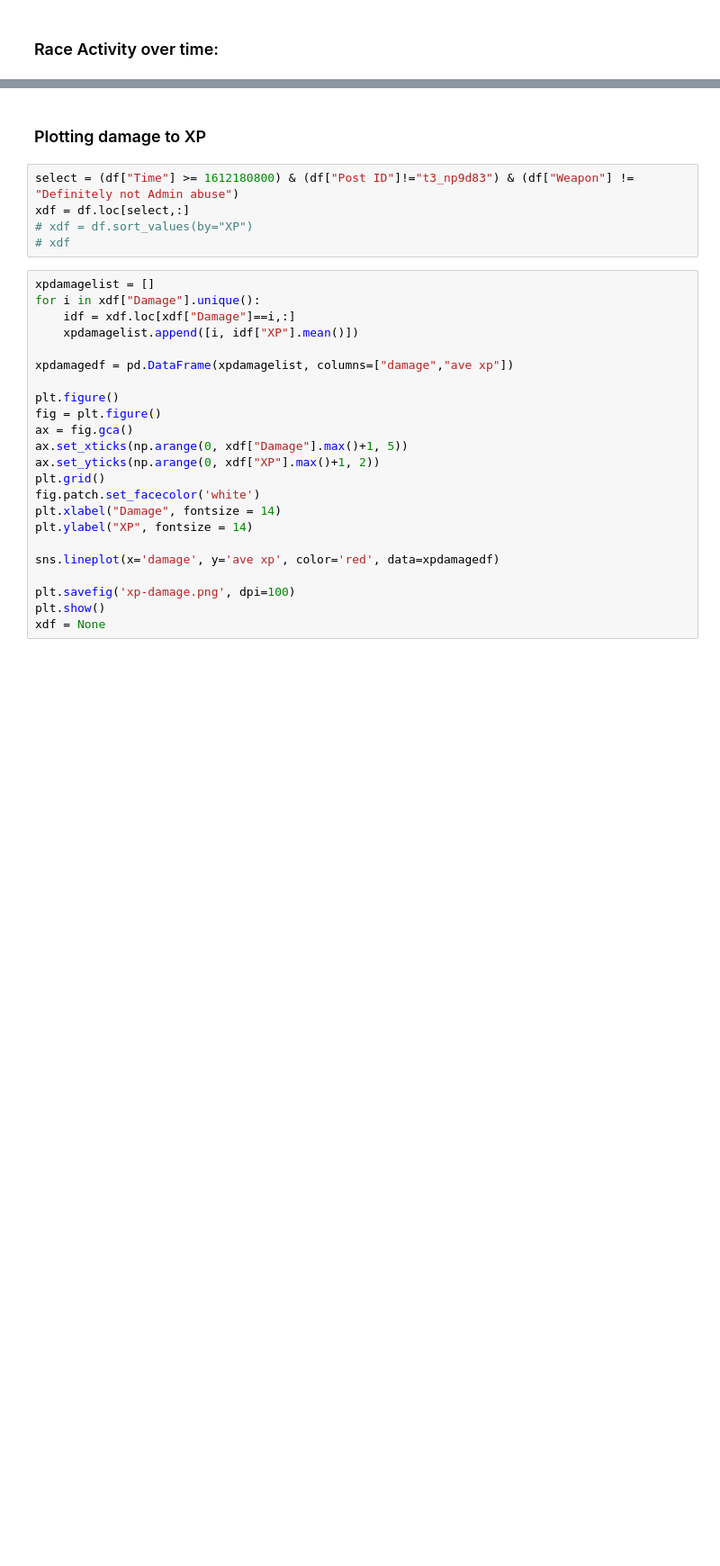
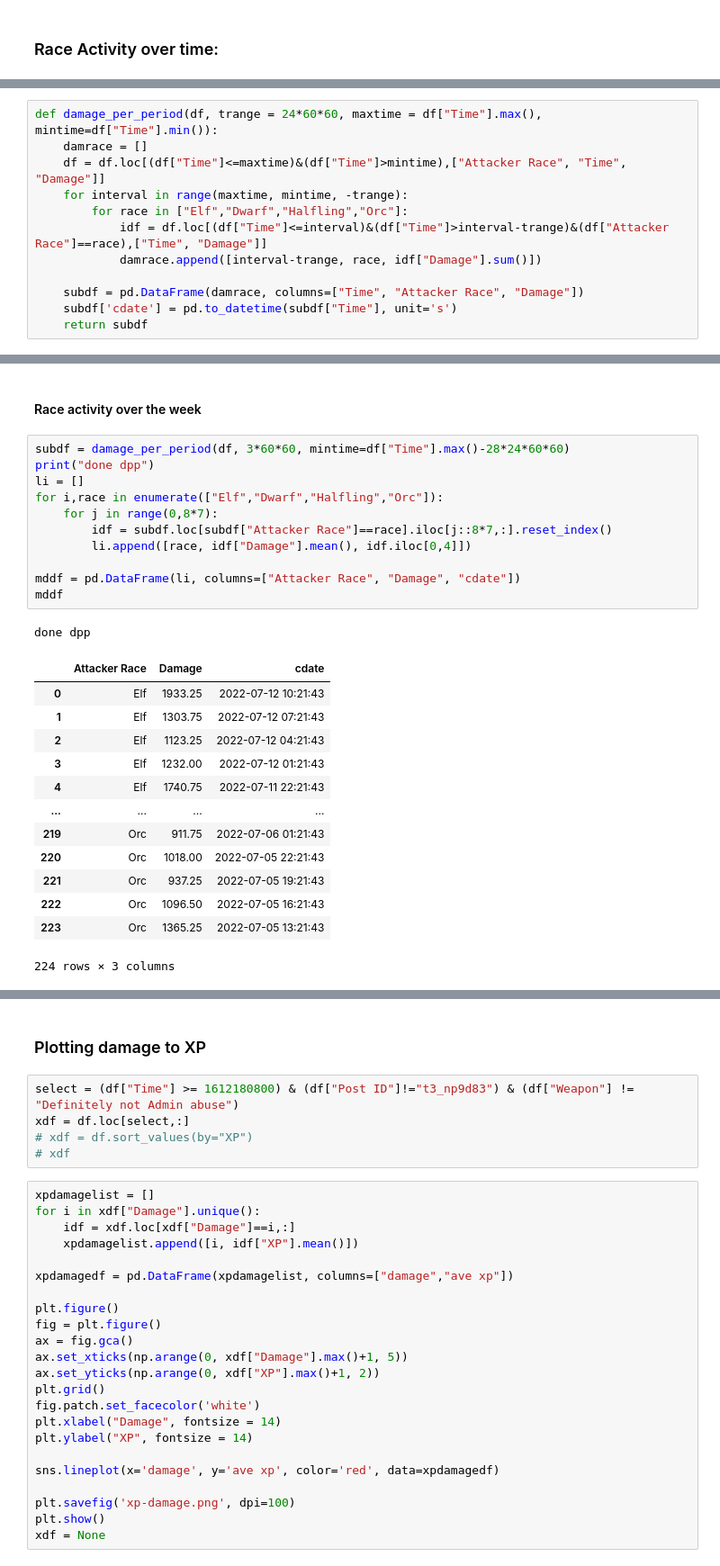
Before and after one commit to TheDevMoth/KOTDScrubber, a Jupyter notebook: scrubot.ipynb, the cells around one changed output, grey strips where cells are left out. Shown at 90% size. Drawn from its saved outputs; the diff is of its cells as text; blank space fills up the shorter version.

```diff
--- a/scrubot.ipynb
+++ b/scrubot.ipynb
@@ -205,0 +202,12 @@ See the caveats in the documentation: https://pandas.pydata.org/pandas-docs/stab
+# %%
+def damage_per_period(df, trange = 24*60*60, maxtime = df["Time"].max(), mintime=df["Time"].min()):
+	damrace = []
+	df = df.loc[(df["Time"]<=maxtime)&(df["Time"]>mintime),["Attacker Race", "Time", "Damage"]]
+	for interval in range(maxtime, mintime, -trange):
+		for race in ["Elf","Dwarf","Halfling","Orc"]:
+			idf = df.loc[(df["Time"]<=interval)&(df["Time"]>interval-trange)&(df["Attacker Race"]==race),["Time", "Damage"]]
+			damrace.append([interval-trange, race, idf["Damage"].sum()])
+
+	subdf = pd.DataFrame(damrace, columns=["Time", "Attacker Race", "Damage"])
+	subdf['cdate'] = pd.to_datetime(subdf["Time"], unit='s')
+	return subdf
@@ -205,0 +253,28 @@ See the caveats in the documentation: https://pandas.pydata.org/pandas-docs/stab
+# %% [markdown]
+#### Race activity over the week
+# %%
+subdf = damage_per_period(df, 3*60*60, mintime=df["Time"].max()-28*24*60*60)
+print("done dpp")
+li = []
+for i,race in enumerate(["Elf","Dwarf","Halfling","Orc"]):
+	for j in range(0,8*7):
+		idf = subdf.loc[subdf["Attacker Race"]==race].iloc[j::8*7,:].reset_index()
+		li.append([race, idf["Damage"].mean(), idf.iloc[0,4]])
+
+mddf = pd.DataFrame(li, columns=["Attacker Race", "Damage", "cdate"])
+mddf
+# %% [output]
+done dpp
+|  | Attacker Race | Damage | cdate |
+| 0 | Elf | 1933.25 | 2022-07-12 10:21:43 |
+| 1 | Elf | 1303.75 | 2022-07-12 07:21:43 |
+| 2 | Elf | 1123.25 | 2022-07-12 04:21:43 |
+| 3 | Elf | 1232.00 | 2022-07-12 01:21:43 |
+| 4 | Elf | 1740.75 | 2022-07-11 22:21:43 |
+| ... | ... | ... | ... |
+| 219 | Orc | 911.75 | 2022-07-06 01:21:43 |
+| 220 | Orc | 1018.00 | 2022-07-05 22:21:43 |
+| 221 | Orc | 937.25 | 2022-07-05 19:21:43 |
+| 222 | Orc | 1096.50 | 2022-07-05 16:21:43 |
+| 223 | Orc | 1365.25 | 2022-07-05 13:21:43 |
+224 rows × 3 columns
```
Also changed, not shown: parts of 17 cells of this notebook, 1 other file.
